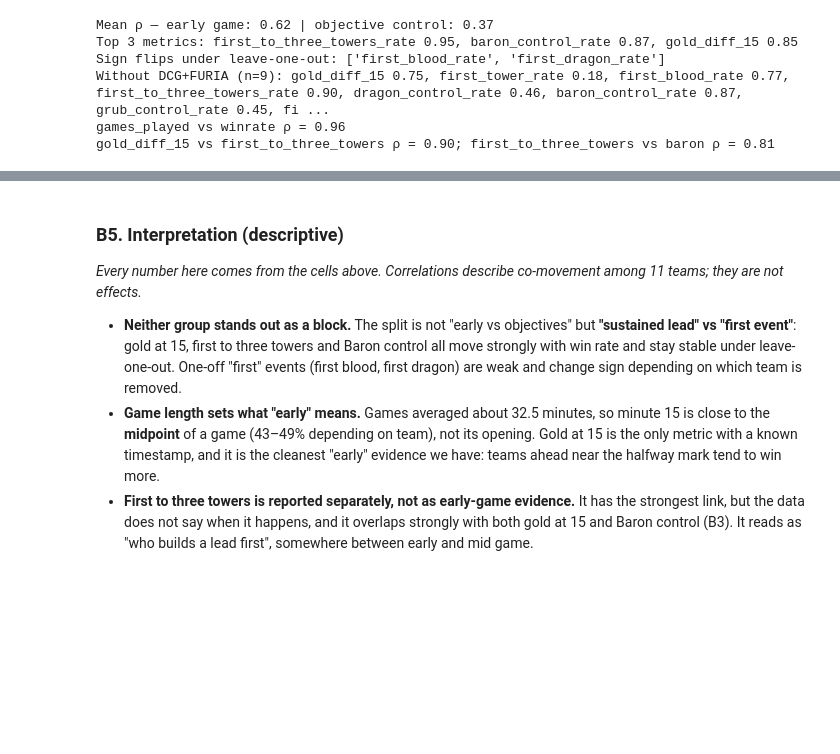
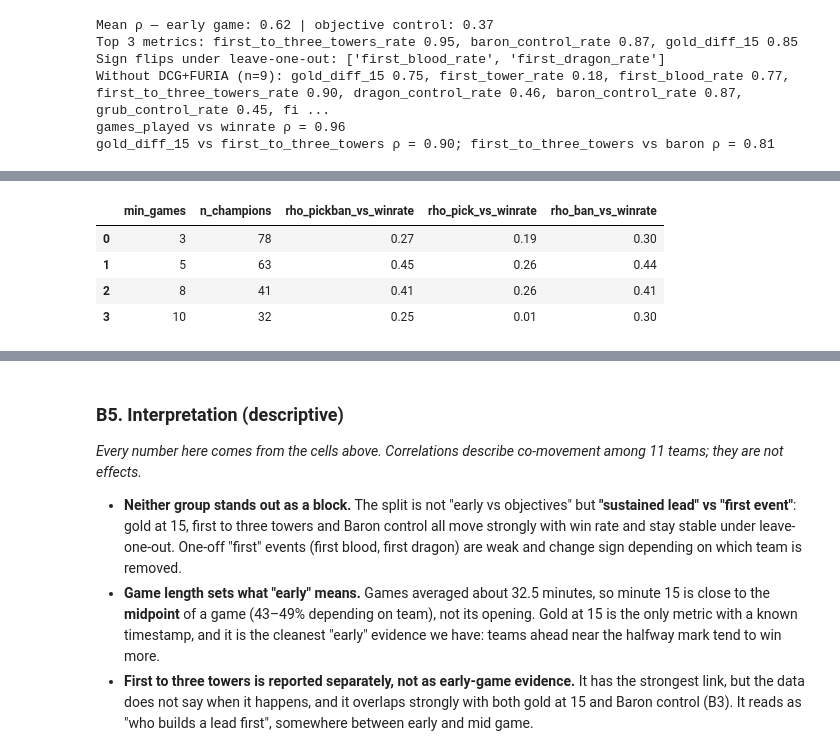
Before and after one commit to ibrahimbinbuga/msi-2026-early-game-vs-objectives, a Jupyter notebook: notebooks/analysis.ipynb, the cells around one changed output, grey strips where cells are left out. Cells and saved outputs as stored; diff of their text form; code cells hidden in the pictures; blank space fills up the shorter version.

```diff
--- a/notebooks/analysis.ipynb
+++ b/notebooks/analysis.ipynb
@@ -341,0 +349,14 @@ gold_diff_15 vs first_to_three_towers ρ = 0.90; first_to_three_towers vs baron
+# %%
+rows = []
+for k in [3, 5, 8, 10]:
+    c = champs[champs.games_played >= k]
+    rows.append({"min_games": k, "n_champions": len(c), "rho_pickban_vs_winrate": round(rho(c, "pick_ban_rate"), 2),
+                 "rho_pick_vs_winrate": round(rho(c, "pick_rate"), 2), "rho_ban_vs_winrate": round(rho(c, "ban_rate"), 2)})
+champ_rho = pd.DataFrame(rows)
+champ_rho
+# %% [output]
+|  | min_games | n_champions | rho_pickban_vs_winrate | rho_pick_vs_winrate | rho_ban_vs_winrate |
+| 0 | 3 | 78 | 0.27 | 0.19 | 0.30 |
+| 1 | 5 | 63 | 0.45 | 0.26 | 0.44 |
+| 2 | 8 | 41 | 0.41 | 0.26 | 0.41 |
+| 3 | 10 | 32 | 0.25 | 0.01 | 0.30 |
```
Also changed, not shown: parts of 4 cells of this notebook, 3 other files.
